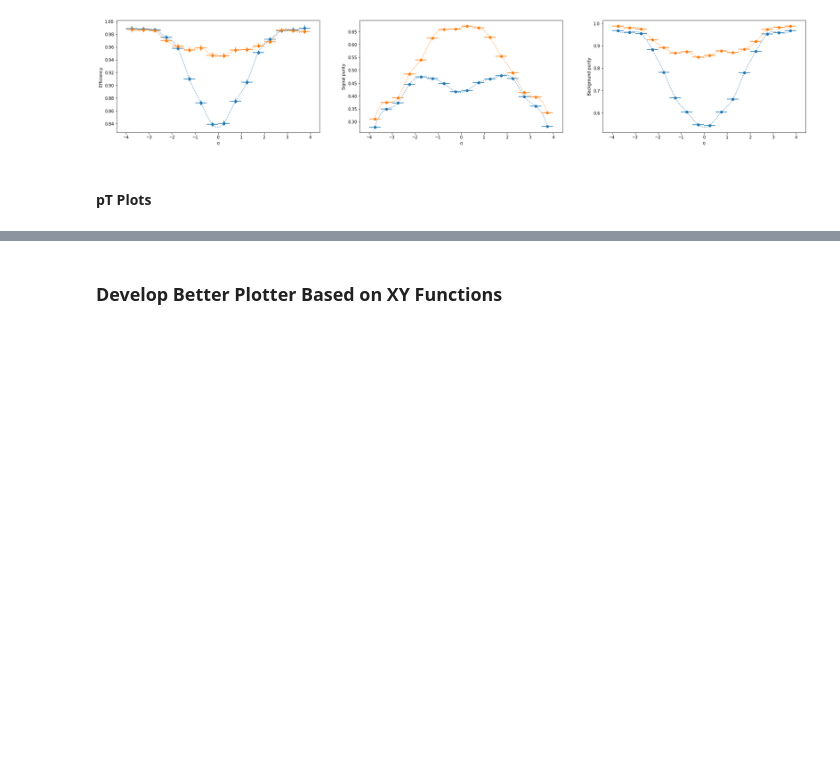
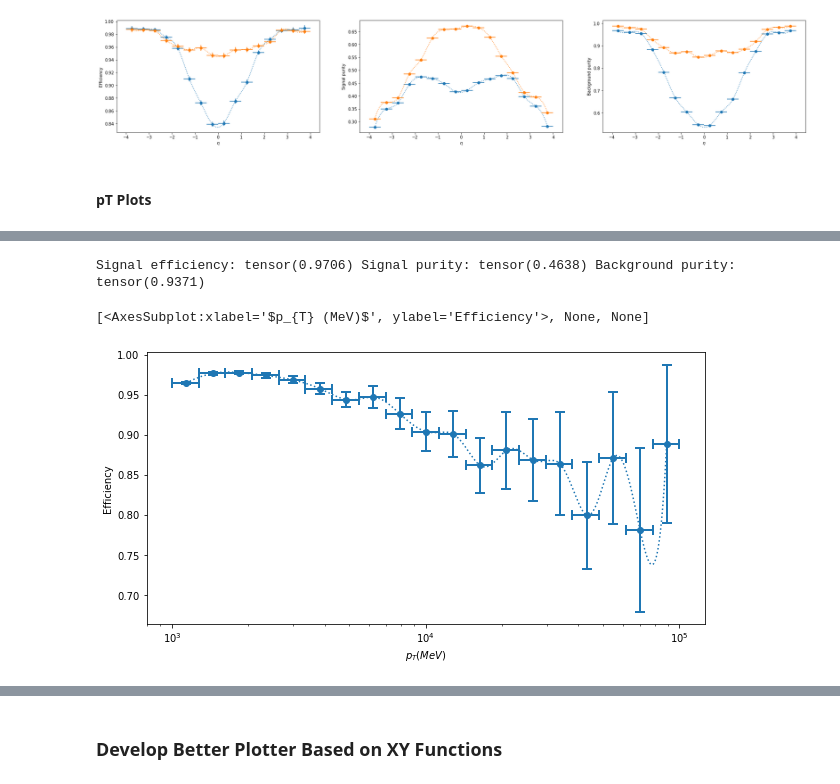
Before and after one commit to HSF-reco-and-software-triggers/Tracking-ML-Exa.TrkX, a Jupyter notebook: Pipelines/Common_Tracking_Example/notebooks/ITk/Exploration/VanillaHeteroGNN.ipynb, the cells around one changed output, grey strips where cells are left out. Saved outputs shown, nothing was run; the diff lists cells and outputs as text; code cells hidden in the pictures; blank space fills up the shorter version.

Commit message:
Refactor heteroGNN

```diff
--- a/Pipelines/Common_Tracking_Example/notebooks/ITk/Exploration/VanillaHeteroGNN.ipynb
+++ b/Pipelines/Common_Tracking_Example/notebooks/ITk/Exploration/VanillaHeteroGNN.ipynb
@@ -277,0 +290,7 @@ fig
+# %%
+checkpoint_path = "/global/cfs/cdirs/m3443/data/lightning_models/lightning_checkpoints/ITk_1GeVSignal_HeteroGNN/z8txsx3g/checkpoints/epoch=84-step=19786.ckpt"
+run_pt_performance(checkpoint_path, HeteroGNN, "train", 100, 0.5)
+# %% [output]
+Signal efficiency: tensor(0.9706) Signal purity: tensor(0.4638) Background purity: tensor(0.9371)
+[<AxesSubplot:xlabel='$p_{T} (MeV)$', ylabel='Efficiency'>, None, None]
+[figure, added]
```
Also changed, not shown: parts of 20 cells of this notebook, 6 other files.
